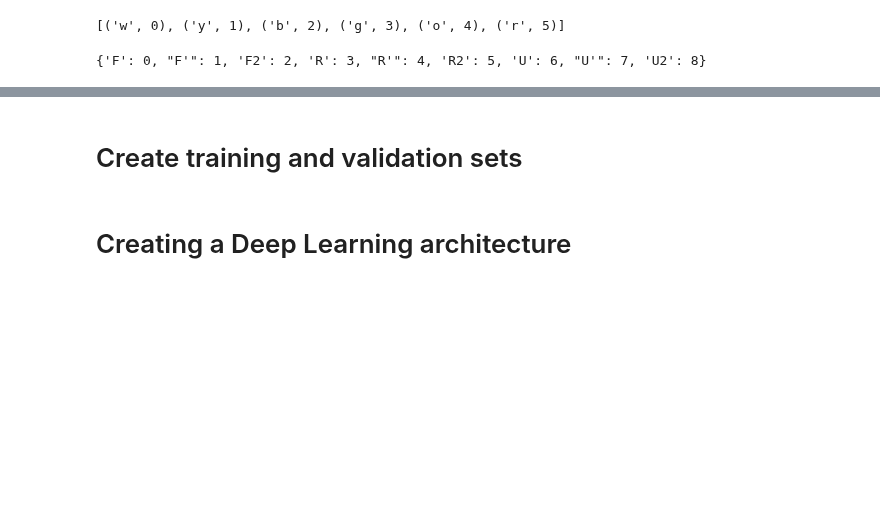
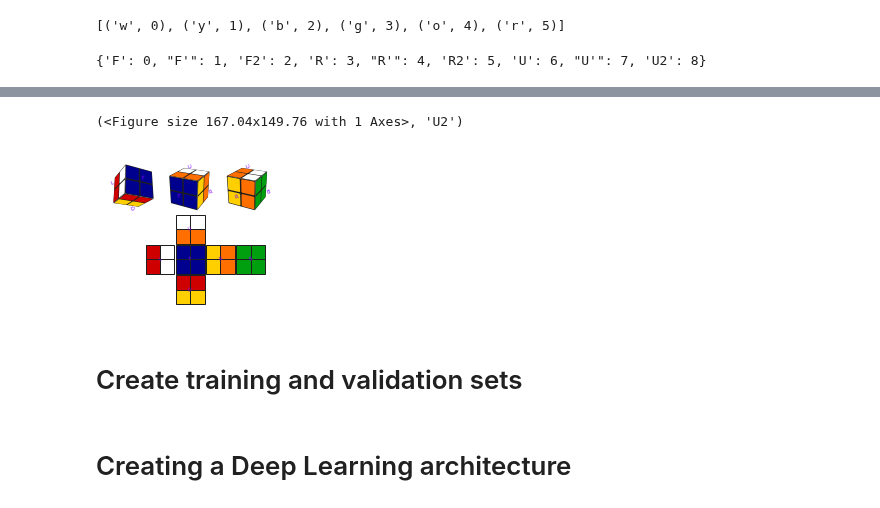
Before and after one commit to JerAguilon/CubeNet, a Jupyter notebook: 222_exploration.ipynb, the cells around one changed output, grey strips where cells are left out. Saved outputs shown, nothing was run; the diff lists cells and outputs as text; code cells hidden in the pictures; blank space fills up the shorter version.

```diff
--- a/222_exploration.ipynb
+++ b/222_exploration.ipynb
@@ -249,3 +299,9 @@ np.save(SAVE_SOLUTIONS, solutions)
+# %%
+test_cube.stickers = stickers[0].astype(np.int64).reshape(6, 2, 2)
+test_cube.render(), solution[0]
+# %% [output]
+(<Figure size 167.04x149.76 with 1 Axes>, 'U2')
+[figure, added]
 # %% [markdown]
 # Create training and validation sets
 # %%
```
Also changed, not shown: parts of 22 cells of this notebook, 7 other files.
